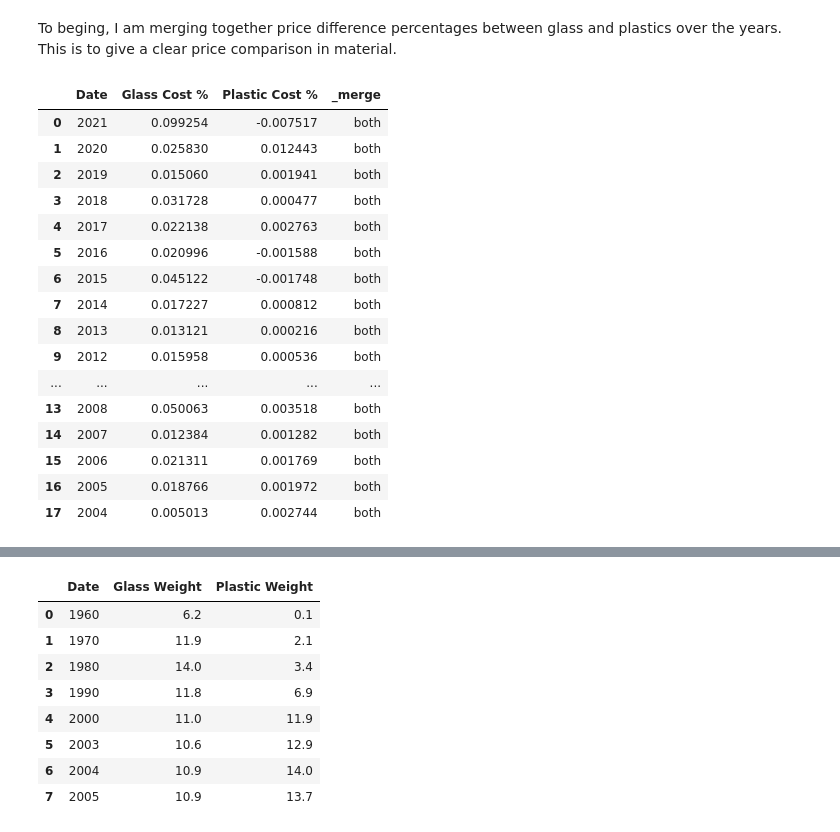
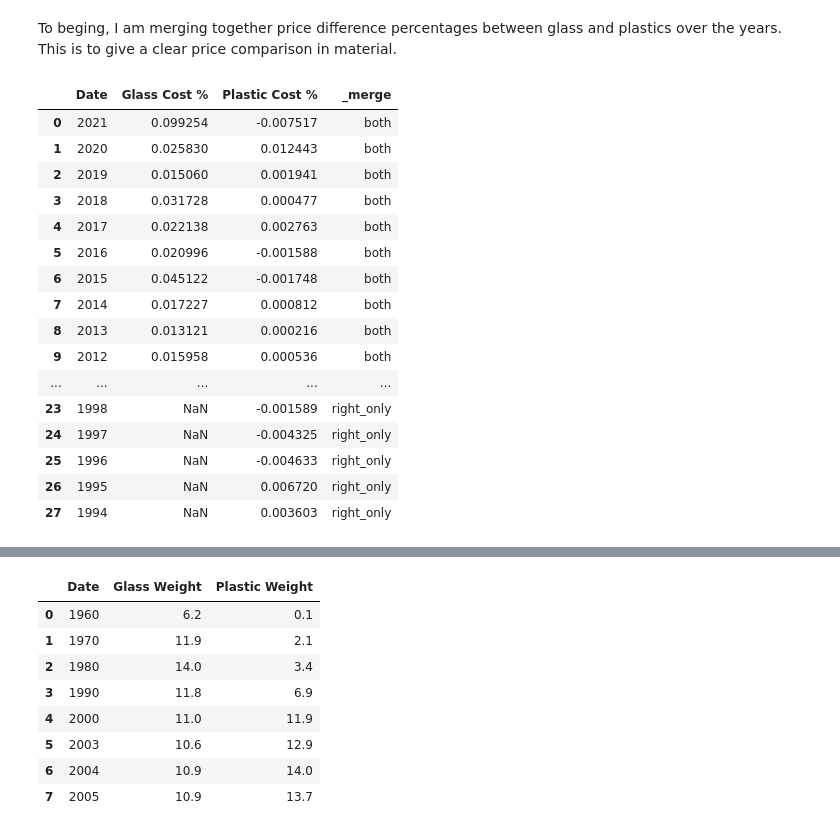
Before and after one commit to khagerthey/VIS1, a Jupyter notebook: Glass_vs_Plastic_Merge.ipynb, the cells around one changed output, grey strips where cells are left out. Drawn from its saved outputs; the diff is of its cells as text; code cells hidden in the pictures.

```diff
--- a/Glass_vs_Plastic_Merge.ipynb
+++ b/Glass_vs_Plastic_Merge.ipynb
@@ -49,24 +55,25 @@ glass=pd.read_csv('https://raw.githubusercontent.com/khagerthey/VIS1/main/Glass%
 plastic=pd.read_csv('https://raw.githubusercontent.com/khagerthey/VIS1/main/Plastic%20price%20%25%20-%20Plastic%20price%20%25%20(3).csv')
 # %% [markdown]
 To beging, I am merging together price difference percentages between glass and plastics over the years. This is to give a clear price comparison in material.
-# %%
-mergedPercent = pd.merge(glass, plastic, how='inner', on=['Date'],indicator=True)
-mergedPercent
-# %% [output]
-|  | Date | Glass Cost % | Plastic Cost % | _merge |
-| 0 | 2021 | 0.099254 | -0.007517 | both |
-| 1 | 2020 | 0.025830 | 0.012443 | both |
-| 2 | 2019 | 0.015060 | 0.001941 | both |
-| 3 | 2018 | 0.031728 | 0.000477 | both |
-| 4 | 2017 | 0.022138 | 0.002763 | both |
-| 5 | 2016 | 0.020996 | -0.001588 | both |
-| 6 | 2015 | 0.045122 | -0.001748 | both |
-| 7 | 2014 | 0.017227 | 0.000812 | both |
-| 8 | 2013 | 0.013121 | 0.000216 | both |
-| 9 | 2012 | 0.015958 | 0.000536 | both |
-| ... | ... | ... | ... | ... |
-| 13 | 2008 | 0.050063 | 0.003518 | both |
-| 14 | 2007 | 0.012384 | 0.001282 | both |
-| 15 | 2006 | 0.021311 | 0.001769 | both |
-| 16 | 2005 | 0.018766 | 0.001972 | both |
-| 17 | 2004 | 0.005013 | 0.002744 | both |
+# %%
+mergedPercent = pd.merge(glass, plastic, how='outer', on=['Date'],indicator=True)
+mergedPercent #aok at least at the beginning do 'outer' to see how things match
+#only if everything as it should be then can drop those that dont merge
+# %% [output]
+|  | Date | Glass Cost % | Plastic Cost % | _merge |
+| 0 | 2021 | 0.099254 | -0.007517 | both |
+| 1 | 2020 | 0.025830 | 0.012443 | both |
+| 2 | 2019 | 0.015060 | 0.001941 | both |
+| 3 | 2018 | 0.031728 | 0.000477 | both |
+| 4 | 2017 | 0.022138 | 0.002763 | both |
+| 5 | 2016 | 0.020996 | -0.001588 | both |
+| 6 | 2015 | 0.045122 | -0.001748 | both |
+| 7 | 2014 | 0.017227 | 0.000812 | both |
+| 8 | 2013 | 0.013121 | 0.000216 | both |
+| 9 | 2012 | 0.015958 | 0.000536 | both |
+| ... | ... | ... | ... | ... |
+| 23 | 1998 | NaN | -0.001589 | right_only |
+| 24 | 1997 | NaN | -0.004325 | right_only |
+| 25 | 1996 | NaN | -0.004633 | right_only |
+| 26 | 1995 | NaN | 0.006720 | right_only |
+| 27 | 1994 | NaN | 0.003603 | right_only |
```
Also changed, not shown: parts of 7 cells of this notebook.
